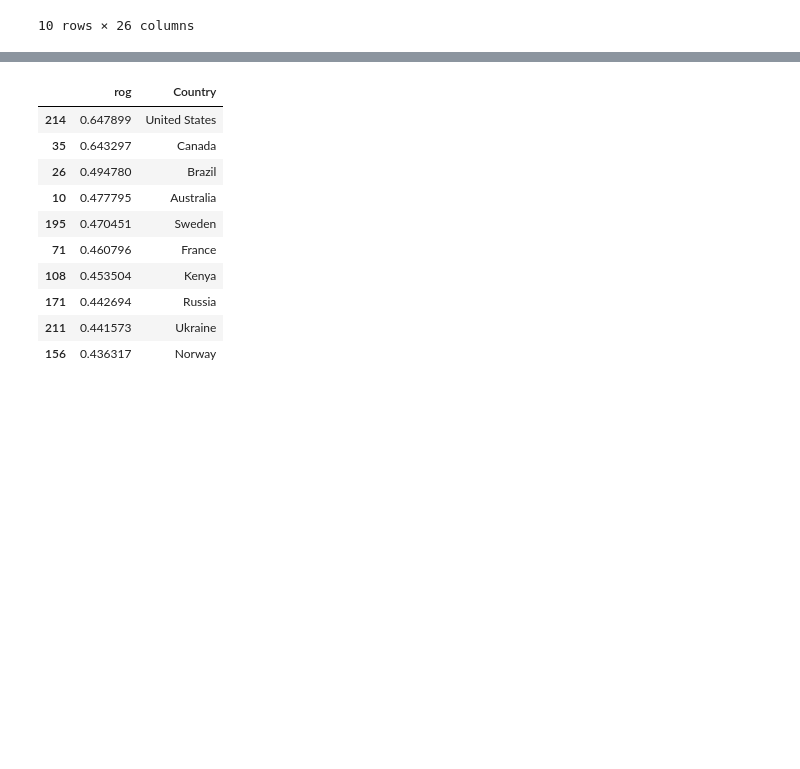
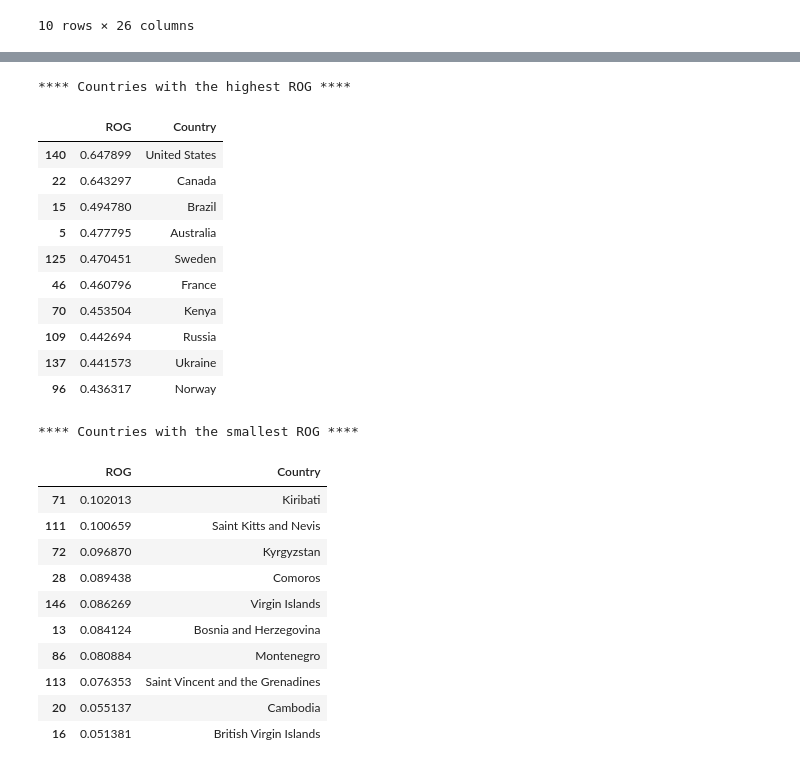
Before and after one commit to skojaku/emlens, a Jupyter notebook: examples/airport-net.ipynb, the cells around one changed output, grey strips where cells are left out. Saved outputs shown, nothing was run; the diff lists cells and outputs as text; code cells hidden in the pictures; blank space fills up the shorter version.

```diff
--- a/examples/airport-net.ipynb
+++ b/examples/airport-net.ipynb
@@ -94,7 +96,7 @@ sns.heatmap(S, cmap="plasma", ax = ax)
 # %% [markdown]
 # Step 5: Find the most dense subspace
 # %%
-density = emlens.estimate_pdf(locations = emb, emb = emb)
+density = emlens.estimate_pdf(target = emb, emb = emb)
 # %%
 df = node_table.copy()
 df["density"] = density
@@ -118,21 +121,39 @@ df.sort_values(by = "density", ascending = False).head(10)
 rogs = []
 node_table["id"] = np.arange(node_table.shape[0])
 for label, df in node_table.groupby("Country"):
+    if df.shape[0] <=1 :continue
     emb_by_region = emb[df.id, :]
-    rog = emlens.radius_of_gyration(emb_by_region, 'cos')
-    rogs+=[{"rog":rog, "Country":label}]
+    rog = emlens.rog(emb_by_region, metric='cos')
+    rogs+=[{"ROG":rog, "Country":label}]
 rog_table = pd.DataFrame(rogs)
-# %%
-rog_table.sort_values(by = "rog", ascending = False).head(10)
-# %% [output]
-|  | rog | Country |
-| 214 | 0.647899 | United States |
-| 35 | 0.643297 | Canada |
-| 26 | 0.494780 | Brazil |
-| 10 | 0.477795 | Australia |
-| 195 | 0.470451 | Sweden |
-| 71 | 0.460796 | France |
-| 108 | 0.453504 | Kenya |
-| 171 | 0.442694 | Russia |
-| 211 | 0.441573 | Ukraine |
-| 156 | 0.436317 | Norway |
+# %%
+print("**** Countries with the highest ROG ****")
+display(rog_table.sort_values(by = "ROG", ascending = False).head(10))
+
+print("**** Countries with the smallest ROG ****")
+display(rog_table.sort_values(by = "ROG", ascending = False).tail(10))
+# %% [output]
+**** Countries with the highest ROG ****
+|  | ROG | Country |
+| 140 | 0.647899 | United States |
+| 22 | 0.643297 | Canada |
+| 15 | 0.494780 | Brazil |
+| 5 | 0.477795 | Australia |
+| 125 | 0.470451 | Sweden |
+| 46 | 0.460796 | France |
+| 70 | 0.453504 | Kenya |
+| 109 | 0.442694 | Russia |
+| 137 | 0.441573 | Ukraine |
+| 96 | 0.436317 | Norway |
+**** Countries with the smallest ROG ****
+|  | ROG | Country |
+| 71 | 0.102013 | Kiribati |
+| 111 | 0.100659 | Saint Kitts and Nevis |
+| 72 | 0.096870 | Kyrgyzstan |
+| 28 | 0.089438 | Comoros |
+| 146 | 0.086269 | Virgin Islands |
+| 13 | 0.084124 | Bosnia and Herzegovina |
+| 86 | 0.080884 | Montenegro |
+| 113 | 0.076353 | Saint Vincent and the Grenadines |
+| 20 | 0.055137 | Cambodia |
+| 16 | 0.051381 | British Virgin Islands |
```
Also changed, not shown: parts of 6 cells of this notebook.
